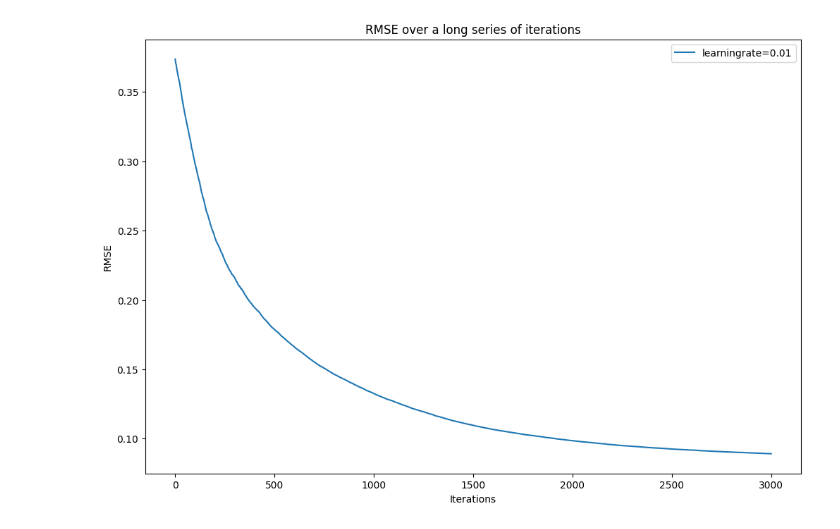
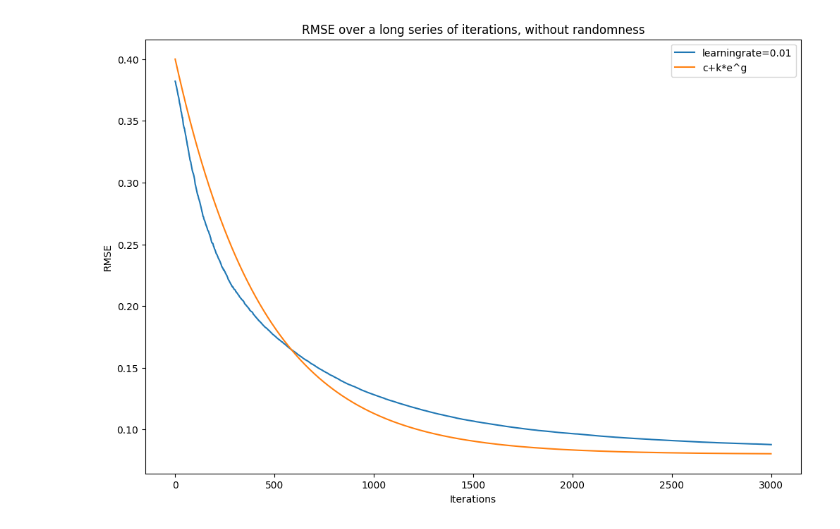
Before and after one commit to ThannerJonna/Content_Recommendation_OMI, a Jupyter notebook: MF-Funk/MF-Funk-My5.ipynb, the cells around one changed output. Saved outputs shown, nothing was run; the diff lists cells and outputs as text; code cells hidden in the pictures.

Commit message:
raw curve vs fitted

```diff
--- a/MF-Funk/MF-Funk-My5.ipynb
+++ b/MF-Funk/MF-Funk-My5.ipynb
@@ -117,6 +117,16 @@ for (lr, sd), loss_list in losses.items():
     plt.plot(loss_list, label=f'learningrate={lr}')
     # plt.plot(loss_list, label=f'learningrate={lr}, unpredictability stddev={sd}')
 
+g = 440
+k = 0.32
+c = 0.08
+prediction = []
+
+for x in range(3000):
+    value = c + k*np.e**(-(x/g))
+    prediction.append(value)
+plt.plot(prediction, label="c+k*e^g")
+
 
 # Plot the loss over epochs
 plt.title('RMSE over a long series of iterations, without randomness')
@@ -145 +153 @@ Epoch 2900, Loss (RMSE): 0.0897
-[figure, old version]
+[figure, new version]
```
Also changed, not shown: parts of 2 cells of this notebook.
